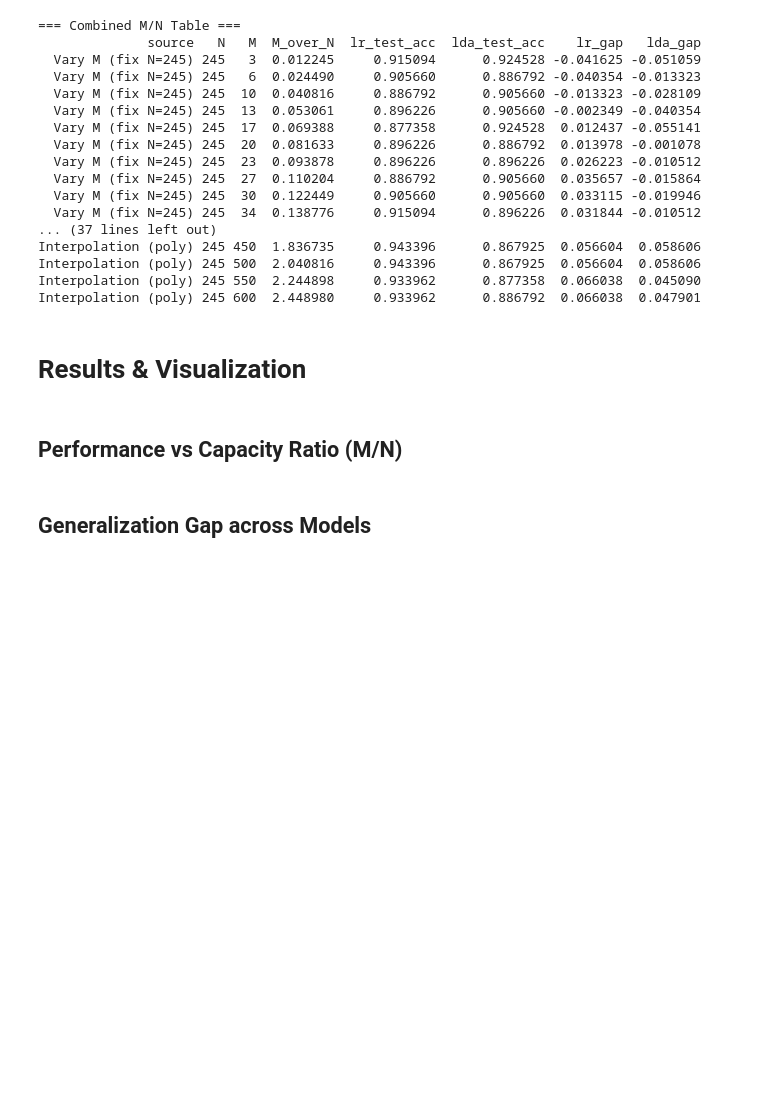
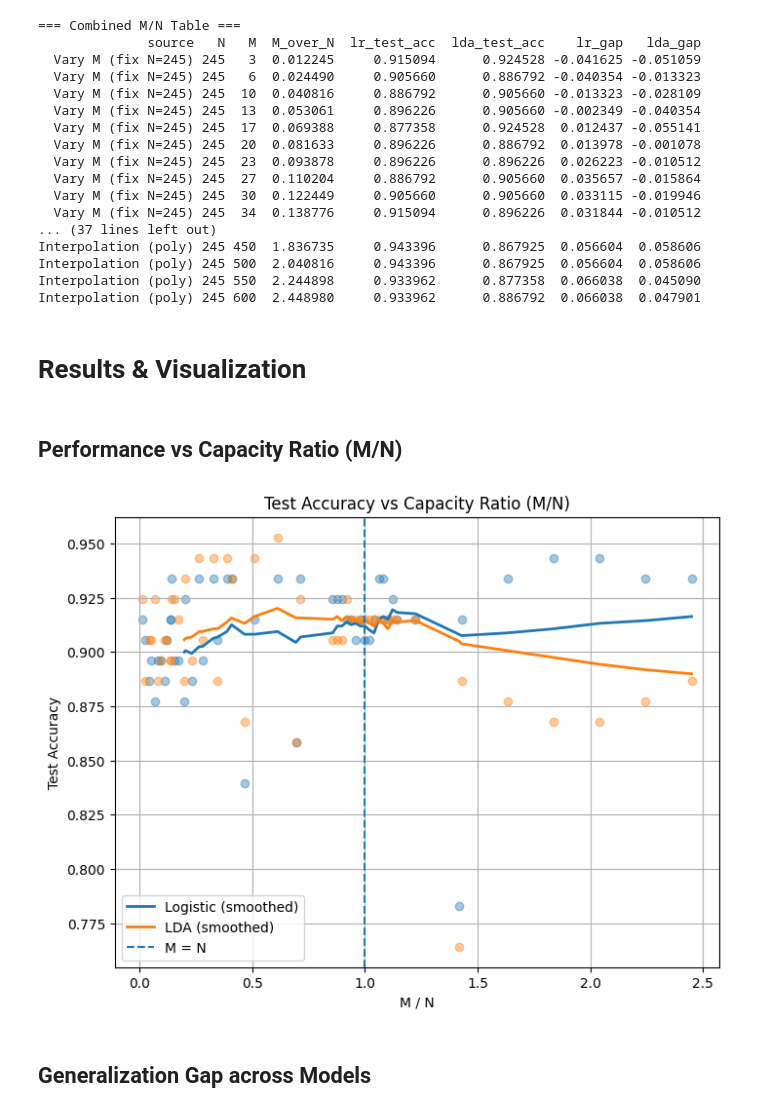
Before and after one commit to DennisWWW/ml-generalization-project, a Jupyter notebook: CS6140_Project.ipynb, the cells around one changed output. Cells and saved outputs as stored; diff of their text form; code cells hidden in the pictures; blank space fills up the shorter version.

```diff
--- a/CS6140_Project.ipynb
+++ b/CS6140_Project.ipynb
@@ -392,5 +392,43 @@ Interpolation (poly) 245 600  2.448980     0.933962      0.886792  0.066038  0.0
 # Results & Visualization
 # %% [markdown]
 ## Performance vs Capacity Ratio (M/N)
+# %%
+# Common smoothing helper
+window = 15
+
+def smooth_curve(x, y, window=15):
+    df_tmp = pd.DataFrame({"x": x, "y": y}).sort_values("x")
+    y_smooth = df_tmp["y"].rolling(window).mean()
+    return df_tmp["x"], y_smooth
+# %%
+# Performance vs Capacity Ratio (M/N)
+
+import matplotlib.pyplot as plt
+
+plt.figure(figsize=(8,6))
+
+# scatter
+plt.scatter(df_all["M_over_N"], df_all["lr_test_acc"], alpha=0.4)
+plt.scatter(df_all["M_over_N"], df_all["lda_test_acc"], alpha=0.4)
+
+# smooth
+x_lr, y_lr = smooth_curve(df_all["M_over_N"], df_all["lr_test_acc"], window)
+x_lda, y_lda = smooth_curve(df_all["M_over_N"], df_all["lda_test_acc"], window)
+
+plt.plot(x_lr, y_lr, linewidth=2, label="Logistic (smoothed)")
+plt.plot(x_lda, y_lda, linewidth=2, label="LDA (smoothed)")
+
+# interpolation line
+plt.axvline(x=1.0, linestyle="--", label="M = N")
+
+plt.xlabel("M / N")
+plt.ylabel("Test Accuracy")
+plt.title("Test Accuracy vs Capacity Ratio (M/N)")
+
+plt.legend()
+plt.grid(True)
+plt.show()
+# %% [output]
+[figure, added]
 # %% [markdown]
 ## Generalization Gap across Models
```
Also changed, not shown: parts of 3 cells of this notebook.
